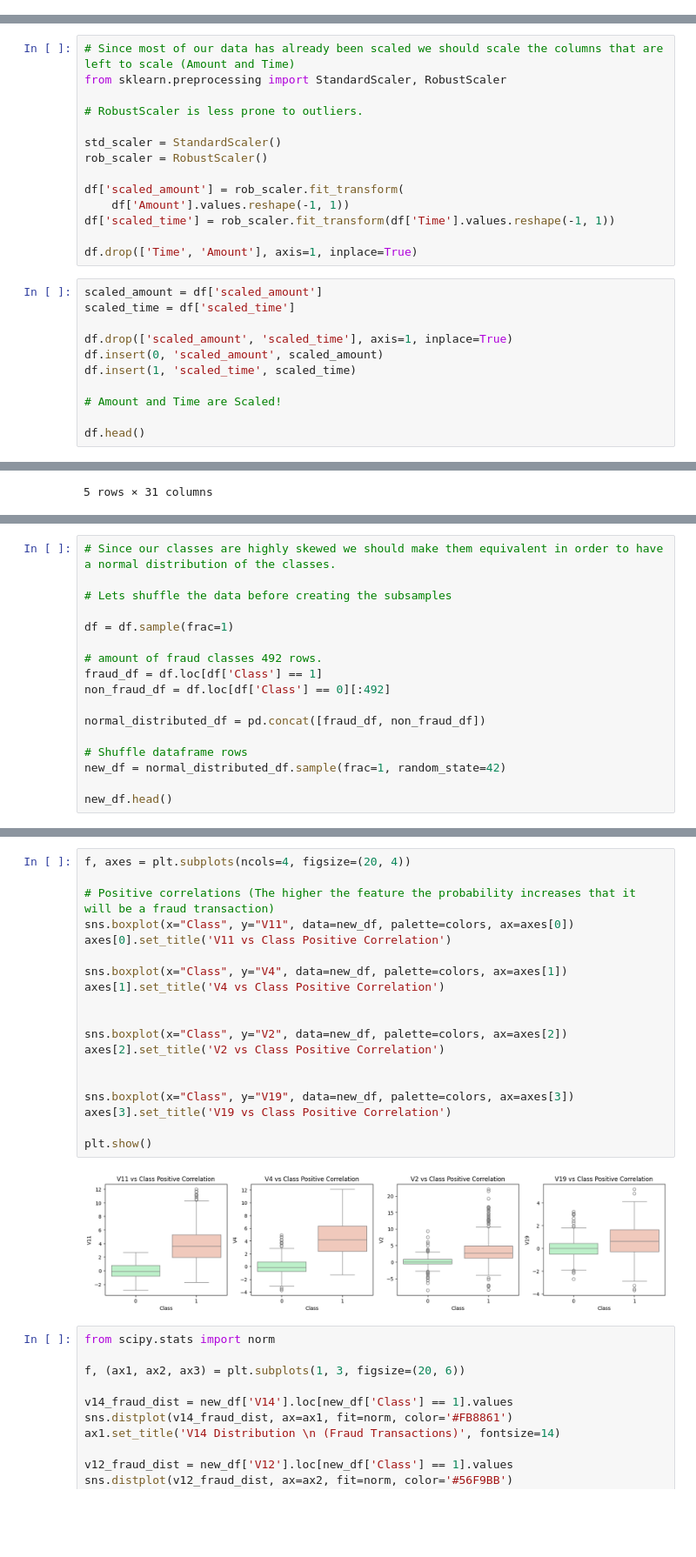
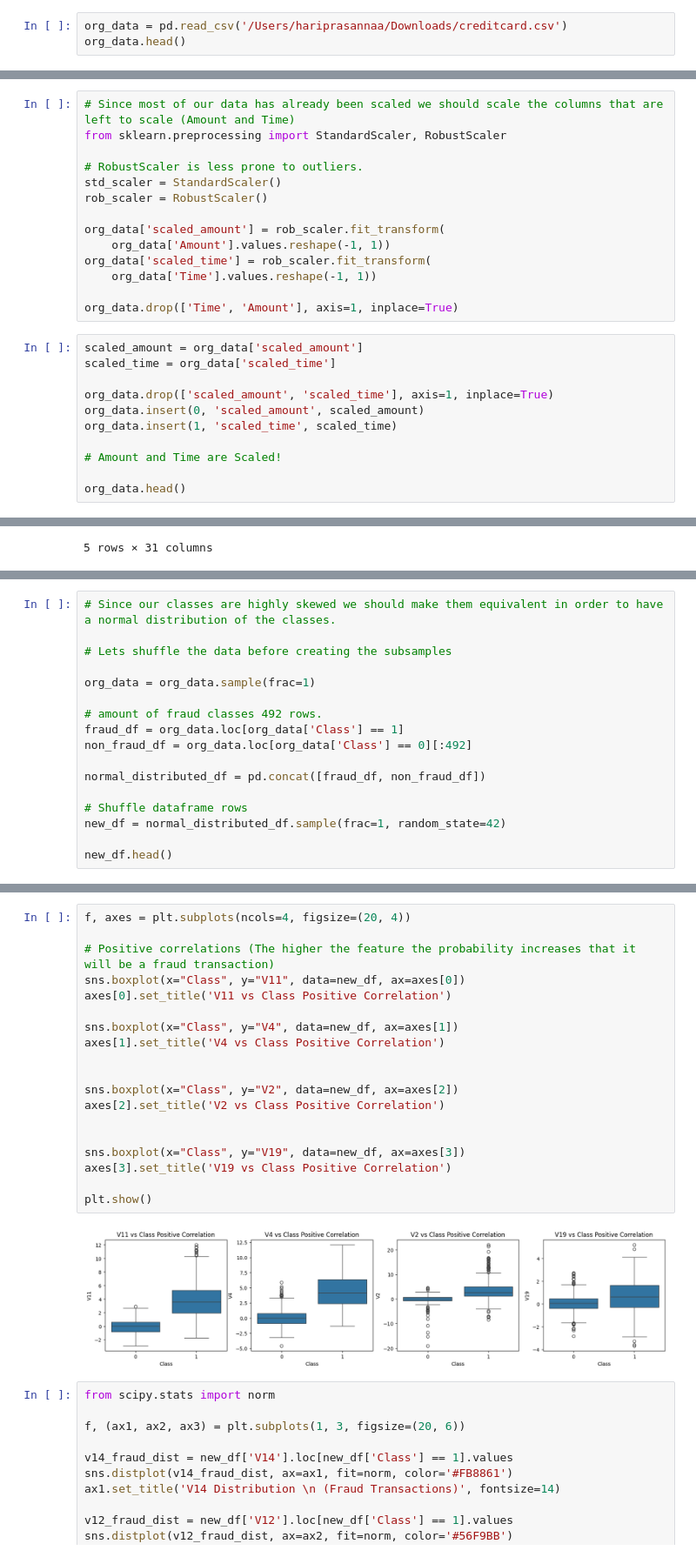
Before and after one commit to hariravi-ds/Fraud_Detection, a Jupyter notebook: Fraud-Det.ipynb, the cells around one changed output, grey strips where cells are left out. Shown at 87% size. Cells and saved outputs as stored; diff of their text form; blank space fills up the shorter version.

```diff
--- a/Fraud-Det.ipynb
+++ b/Fraud-Det.ipynb
@@ -37,0 +26,3 @@ df.head()
+# %%
+org_data = pd.read_csv('/Users/hariprasannaa/Downloads/creditcard.csv')
+org_data.head()
@@ -98,26 +106,26 @@ plt.show()
 from sklearn.preprocessing import StandardScaler, RobustScaler
 
 # RobustScaler is less prone to outliers.
-
 std_scaler = StandardScaler()
 rob_scaler = RobustScaler()
 
-df['scaled_amount'] = rob_scaler.fit_transform(
-    df['Amount'].values.reshape(-1, 1))
-df['scaled_time'] = rob_scaler.fit_transform(df['Time'].values.reshape(-1, 1))
+org_data['scaled_amount'] = rob_scaler.fit_transform(
+    org_data['Amount'].values.reshape(-1, 1))
+org_data['scaled_time'] = rob_scaler.fit_transform(
+    org_data['Time'].values.reshape(-1, 1))
 
-df.drop(['Time', 'Amount'], axis=1, inplace=True)
+org_data.drop(['Time', 'Amount'], axis=1, inplace=True)
 # %%
-scaled_amount = df['scaled_amount']
-scaled_time = df['scaled_time']
+scaled_amount = org_data['scaled_amount']
+scaled_time = org_data['scaled_time']
 
-df.drop(['scaled_amount', 'scaled_time'], axis=1, inplace=True)
-df.insert(0, 'scaled_amount', scaled_amount)
-df.insert(1, 'scaled_time', scaled_time)
+org_data.drop(['scaled_amount', 'scaled_time'], axis=1, inplace=True)
+org_data.insert(0, 'scaled_amount', scaled_amount)
+org_data.insert(1, 'scaled_time', scaled_time)
 
 # Amount and Time are Scaled!
 
-df.head()
+org_data.head()
 # %% [output]
 |  | scaled_amount | scaled_time | V1 | V2 | V3 | V4 | V5 | V6 | V7 | V8 | ... |
 | 0 | 1.783274 | -0.994983 | -1.359807 | -0.072781 | 2.536347 | 1.378155 | -0.338321 | 0.462388 | 0.239599 | 0.098698 | ... |
@@ -184,11 +190,11 @@ Label Distributions:
 
 # Lets shuffle the data before creating the subsamples
 
-df = df.sample(frac=1)
+org_data = org_data.sample(frac=1)
 
 # amount of fraud classes 492 rows.
-fraud_df = df.loc[df['Class'] == 1]
-non_fraud_df = df.loc[df['Class'] == 0][:492]
+fraud_df = org_data.loc[org_data['Class'] == 1]
+non_fraud_df = org_data.loc[org_data['Class'] == 0][:492]
 
 normal_distributed_df = pd.concat([fraud_df, non_fraud_df])
 
@@ -262,24 +268,24 @@ plt.show()
 # %%
 f, axes = plt.subplots(ncols=4, figsize=(20, 4))
 
 # Positive correlations (The higher the feature the probability increases that it will be a fraud transaction)
-sns.boxplot(x="Class", y="V11", data=new_df, palette=colors, ax=axes[0])
+sns.boxplot(x="Class", y="V11", data=new_df, ax=axes[0])
 axes[0].set_title('V11 vs Class Positive Correlation')
 
-sns.boxplot(x="Class", y="V4", data=new_df, palette=colors, ax=axes[1])
+sns.boxplot(x="Class", y="V4", data=new_df, ax=axes[1])
 axes[1].set_title('V4 vs Class Positive Correlation')
 
 
-sns.boxplot(x="Class", y="V2", data=new_df, palette=colors, ax=axes[2])
+sns.boxplot(x="Class", y="V2", data=new_df, ax=axes[2])
 axes[2].set_title('V2 vs Class Positive Correlation')
 
 
-sns.boxplot(x="Class", y="V19", data=new_df, palette=colors, ax=axes[3])
+sns.boxplot(x="Class", y="V19", data=new_df, ax=axes[3])
 axes[3].set_title('V19 vs Class Positive Correlation')
 
 plt.show()
 # %% [output]
-[figure, old version]
+[figure, new version]
 # %%
 from scipy.stats import norm
 
```
Also changed, not shown: parts of 40 cells of this notebook, 1 other file.
